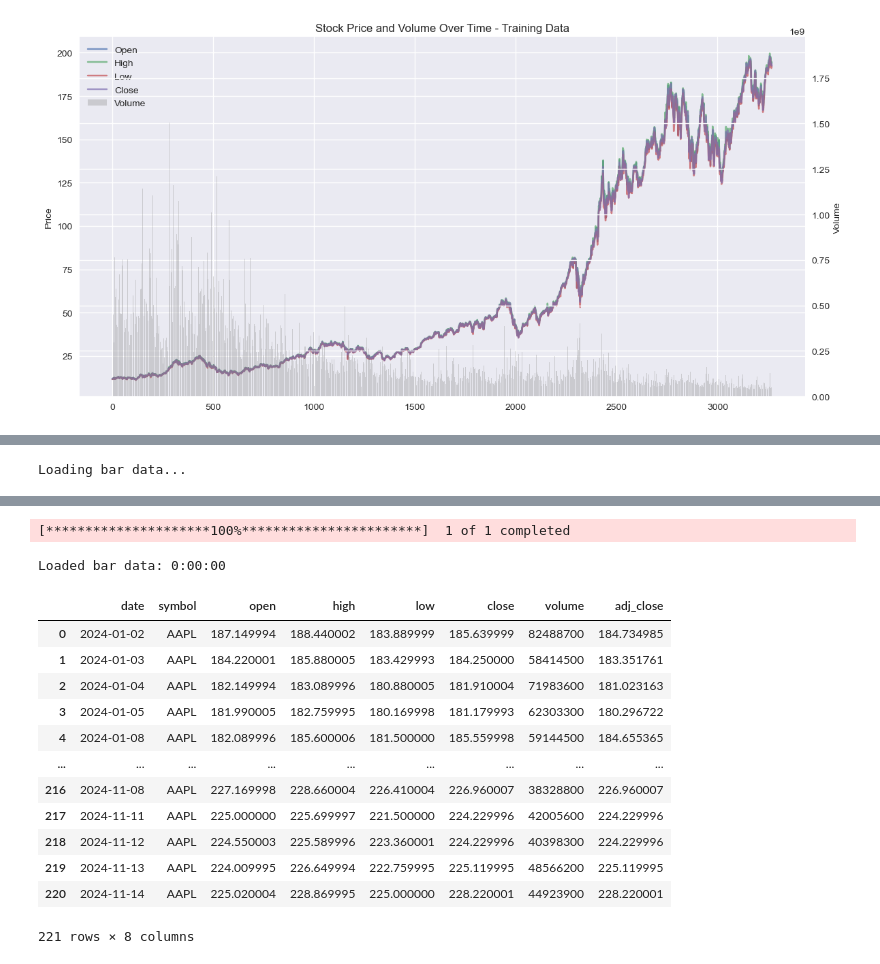
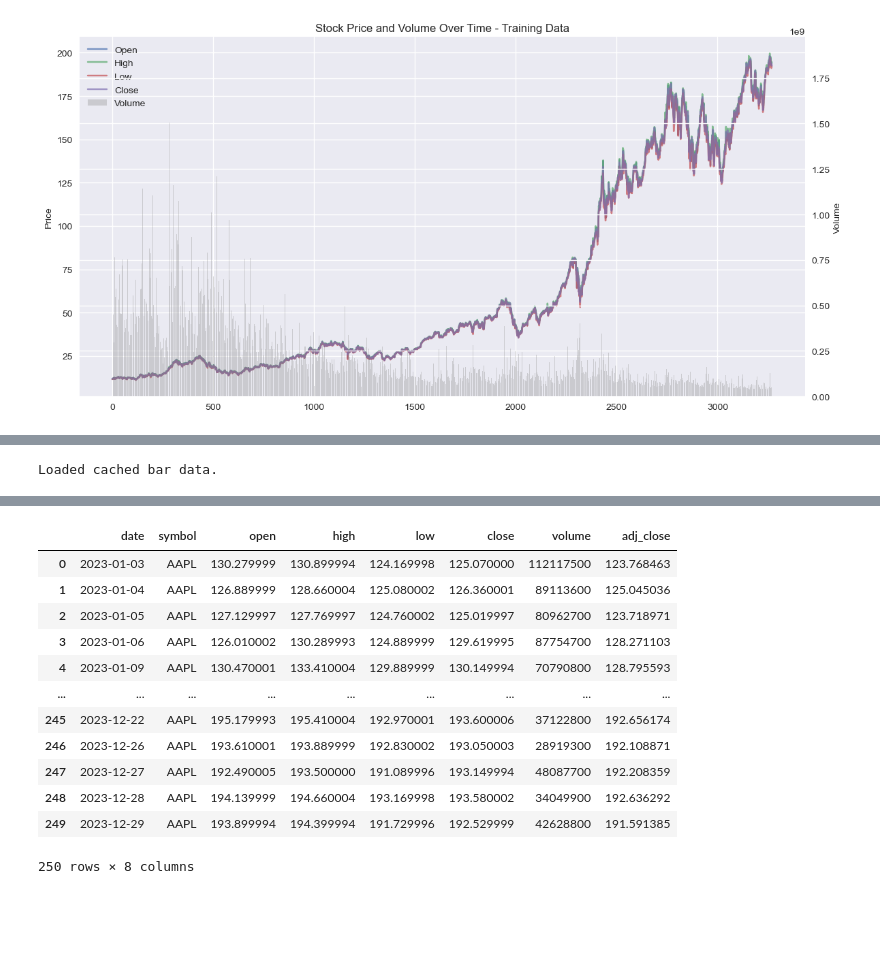
Before and after one commit to One-to-1/stocktrading-with-reinforcement-learning, a Jupyter notebook: trial.ipynb, the cells around one changed output, grey strips where cells are left out. Saved outputs shown, nothing was run; the diff lists cells and outputs as text; code cells hidden in the pictures; blank space fills up the shorter version.

```diff
--- a/trial.ipynb
+++ b/trial.ipynb
@@ -191,7 +218,7 @@ model.save("ppo_aapl")
 # %%
 yfinance = YFinance()
-dftest = yfinance.query(['AAPL'], start_date='1/1/2024', end_date='11/15/2024')
+dftest = yfinance.query(['AAPL'], start_date='1/1/2023', end_date='1/1/2024')
 dftest['date'] = pd.to_datetime(dftest['date']).dt.date
 dftest
 # %% [output]
-Loading bar data...
+Loaded cached bar data.
@@ -198,18 +226,16 @@ Loading bar data...
+|  | date | symbol | open | high | low | close | volume | adj_close |
+| 0 | 2023-01-03 | AAPL | 130.279999 | 130.899994 | 124.169998 | 125.070000 | 112117500 | 123.768463 |
+| 1 | 2023-01-04 | AAPL | 126.889999 | 128.660004 | 125.080002 | 126.360001 | 89113600 | 125.045036 |
+| 2 | 2023-01-05 | AAPL | 127.129997 | 127.769997 | 124.760002 | 125.019997 | 80962700 | 123.718971 |
+| 3 | 2023-01-06 | AAPL | 126.010002 | 130.289993 | 124.889999 | 129.619995 | 87754700 | 128.271103 |
+| 4 | 2023-01-09 | AAPL | 130.470001 | 133.410004 | 129.889999 | 130.149994 | 70790800 | 128.795593 |
+| ... | ... | ... | ... | ... | ... | ... | ... | ... |
+| 245 | 2023-12-22 | AAPL | 195.179993 | 195.410004 | 192.970001 | 193.600006 | 37122800 | 192.656174 |
+| 246 | 2023-12-26 | AAPL | 193.610001 | 193.889999 | 192.830002 | 193.050003 | 28919300 | 192.108871 |
+| 247 | 2023-12-27 | AAPL | 192.490005 | 193.500000 | 191.089996 | 193.149994 | 48087700 | 192.208359 |
+| 248 | 2023-12-28 | AAPL | 194.139999 | 194.660004 | 193.169998 | 193.580002 | 34049900 | 192.636292 |
+| 249 | 2023-12-29 | AAPL | 193.899994 | 194.399994 | 191.729996 | 192.529999 | 42628800 | 191.591385 |
-[*********************100%***********************]  1 of 1 completed
+250 rows × 8 columns
-Loaded bar data: 0:00:00
-|  | date | symbol | open | high | low | close | volume | adj_close |
-| 0 | 2024-01-02 | AAPL | 187.149994 | 188.440002 | 183.889999 | 185.639999 | 82488700 | 184.734985 |
-| 1 | 2024-01-03 | AAPL | 184.220001 | 185.880005 | 183.429993 | 184.250000 | 58414500 | 183.351761 |
-| 2 | 2024-01-04 | AAPL | 182.149994 | 183.089996 | 180.880005 | 181.910004 | 71983600 | 181.023163 |
-| 3 | 2024-01-05 | AAPL | 181.990005 | 182.759995 | 180.169998 | 181.179993 | 62303300 | 180.296722 |
-| 4 | 2024-01-08 | AAPL | 182.089996 | 185.600006 | 181.500000 | 185.559998 | 59144500 | 184.655365 |
-| ... | ... | ... | ... | ... | ... | ... | ... | ... |
-| 216 | 2024-11-08 | AAPL | 227.169998 | 228.660004 | 226.410004 | 226.960007 | 38328800 | 226.960007 |
-| 217 | 2024-11-11 | AAPL | 225.000000 | 225.699997 | 221.500000 | 224.229996 | 42005600 | 224.229996 |
-| 218 | 2024-11-12 | AAPL | 224.550003 | 225.589996 | 223.360001 | 224.229996 | 40398300 | 224.229996 |
-| 219 | 2024-11-13 | AAPL | 224.009995 | 226.649994 | 222.759995 | 225.119995 | 48566200 | 225.119995 |
-| 220 | 2024-11-14 | AAPL | 225.020004 | 228.869995 | 225.000000 | 228.220001 | 44923900 | 228.220001 |
-221 rows × 8 columns
 # %%
 import matplotlib.pyplot as plt
 import seaborn as sns
```
Also changed, not shown: parts of 9 cells of this notebook, 6 other files.
